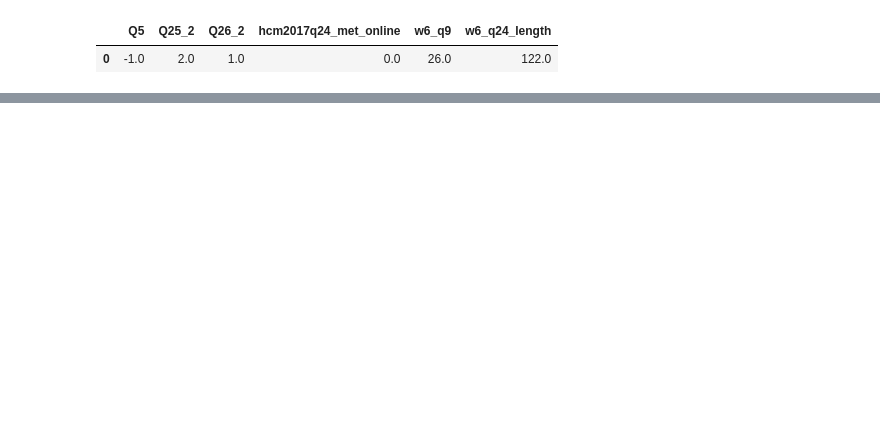
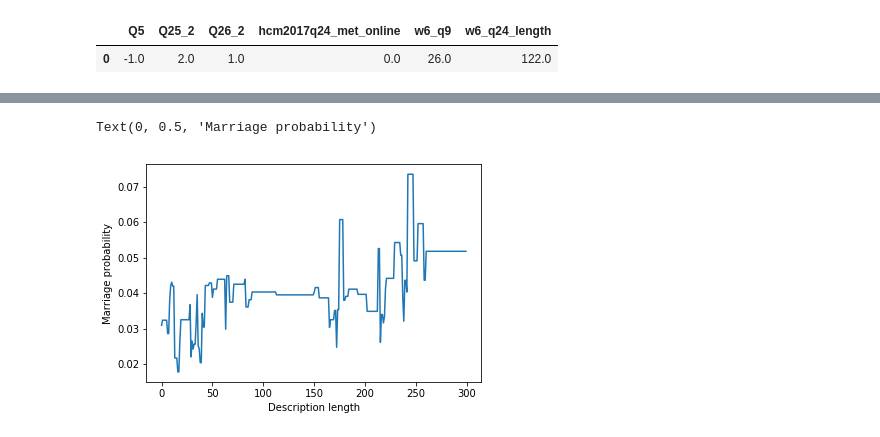
Before and after one commit to kaletap/interpretableML, a Jupyter notebook: pd1.ipynb, the cells around one changed output, grey strips where cells are left out. Saved outputs shown, nothing was run; the diff lists cells and outputs as text; code cells hidden in the pictures; blank space fills up the shorter version.

```diff
--- a/pd1.ipynb
+++ b/pd1.ipynb
@@ -162,0 +209,7 @@ array([[-0.17225218,  1.1722522 ]], dtype=float32)
+# %%
+plt.plot(length_values, length_proba)
+plt.xlabel("Description length")
+plt.ylabel("Marriage probability")
+# %% [output]
+Text(0, 0.5, 'Marriage probability')
+[figure, added]
```
Also changed, not shown: parts of 15 cells of this notebook.
